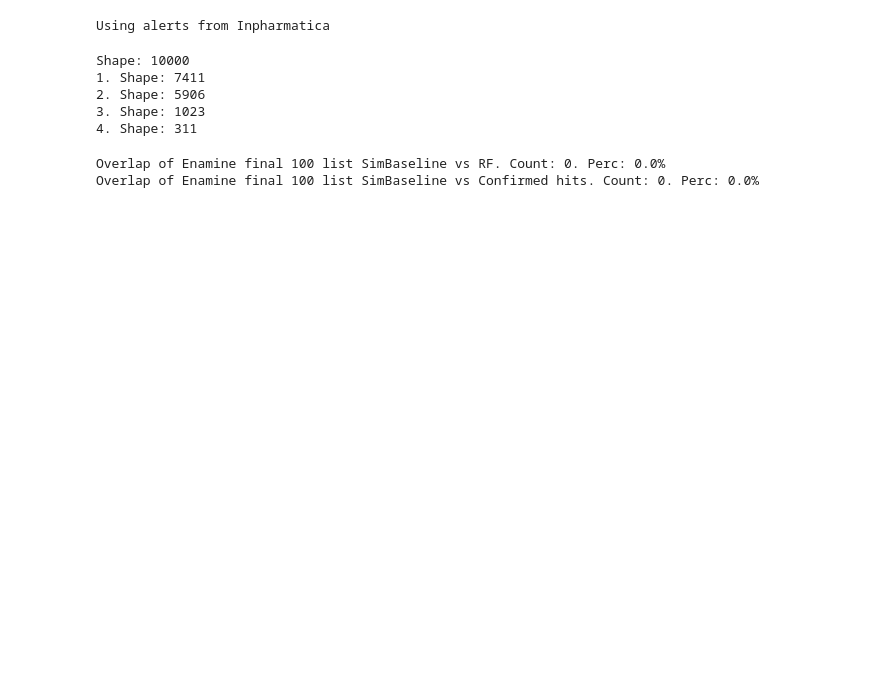
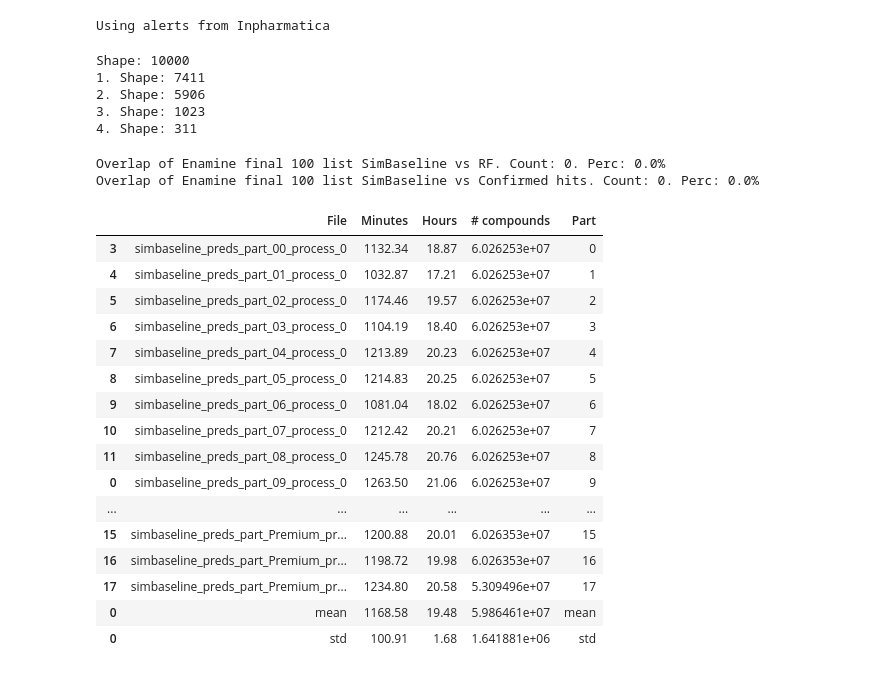
Before and after one commit to gitter-lab/pria-ams-enamine, a Jupyter notebook: analysis_notebooks/REAL DB RF vs SimBaseline Predictions.ipynb, the cells around one changed output. Cells and saved outputs as stored; diff of their text form; code cells hidden in the pictures; blank space fills up the shorter version.

Commit message:
Notebook updates
- removed duplicate zenodo prepare notebook.
- added simbaseline REAL db prediction timings

```diff
--- a/analysis_notebooks/REAL DB RF vs SimBaseline Predictions.ipynb
+++ b/analysis_notebooks/REAL DB RF vs SimBaseline Predictions.ipynb
@@ -375,3 +375,56 @@ print('Overlap of Enamine final 100 list SimBaseline vs Confirmed hits. Count: {
 # %% [output]
 Overlap of Enamine final 100 list SimBaseline vs RF. Count: 0. Perc: 0.0%
 Overlap of Enamine final 100 list SimBaseline vs Confirmed hits. Count: 0. Perc: 0.0%
+# %%
+import glob
+import pandas as pd
+import numpy as np
+
+log_dir = 'L:/Data/datasets/REAL_db_simbaseline_preds/logs/*.out'
+logs = glob.glob(log_dir)
+
+datalist = []
+for lf in logs:
+    with open(lf, 'r') as f:
+        content = f.readlines()
+
+    timeline = [l for l in content if 'Total time' in l][0].split(' ')
+    filename = [l for l in content if './simbaseline_preds_' in l][0][2:][:-5]
+
+    minutes = float(timeline[2])
+    hours = minutes / 60.0
+    cpd_count = int(timeline[-2])
+
+    datalist.append([filename, minutes, hours, cpd_count])
+
+
+time_df = pd.DataFrame(datalist,
+                       columns=['File', 'Minutes', 'Hours', '# compounds']).sort_values('File')
+
+time_df['Part'] = np.arange(time_df.shape[0])
+time_df = time_df.append(pd.DataFrame([['mean', time_df['Minutes'].mean(),  time_df['Hours'].mean(), time_df['# compounds'].mean(), 'mean']],
+                            columns=time_df.columns))
+time_df = time_df.append(pd.DataFrame([['std', time_df['Minutes'].std(),  time_df['Hours'].std(), time_df['# compounds'].std(), 'std']],
+                            columns=time_df.columns))
+
+time_df['Hours'] = time_df['Hours'].round(decimals=2)
+time_df['Minutes'] = time_df['Minutes'].round(decimals=2)
+time_df
+# %% [output]
+|  | File | Minutes | Hours | # compounds | Part |
+| 3 | simbaseline_preds_part_00_process_0 | 1132.34 | 18.87 | 6.026253e+07 | 0 |
+| 4 | simbaseline_preds_part_01_process_0 | 1032.87 | 17.21 | 6.026253e+07 | 1 |
+| 5 | simbaseline_preds_part_02_process_0 | 1174.46 | 19.57 | 6.026253e+07 | 2 |
+| 6 | simbaseline_preds_part_03_process_0 | 1104.19 | 18.40 | 6.026253e+07 | 3 |
+| 7 | simbaseline_preds_part_04_process_0 | 1213.89 | 20.23 | 6.026253e+07 | 4 |
+| 8 | simbaseline_preds_part_05_process_0 | 1214.83 | 20.25 | 6.026253e+07 | 5 |
+| 9 | simbaseline_preds_part_06_process_0 | 1081.04 | 18.02 | 6.026253e+07 | 6 |
+| 10 | simbaseline_preds_part_07_process_0 | 1212.42 | 20.21 | 6.026253e+07 | 7 |
+| 11 | simbaseline_preds_part_08_process_0 | 1245.78 | 20.76 | 6.026253e+07 | 8 |
+| 0 | simbaseline_preds_part_09_process_0 | 1263.50 | 21.06 | 6.026253e+07 | 9 |
+| ... | ... | ... | ... | ... | ... |
+| 15 | simbaseline_preds_part_Premium_pr... | 1200.88 | 20.01 | 6.026353e+07 | 15 |
+| 16 | simbaseline_preds_part_Premium_pr... | 1198.72 | 19.98 | 6.026353e+07 | 16 |
+| 17 | simbaseline_preds_part_Premium_pr... | 1234.80 | 20.58 | 5.309496e+07 | 17 |
+| 0 | mean | 1168.58 | 19.48 | 5.986461e+07 | mean |
+| 0 | std | 100.91 | 1.68 | 1.641881e+06 | std |
```
Also changed, not shown: parts of 1 cell of this notebook, 1 other file.
